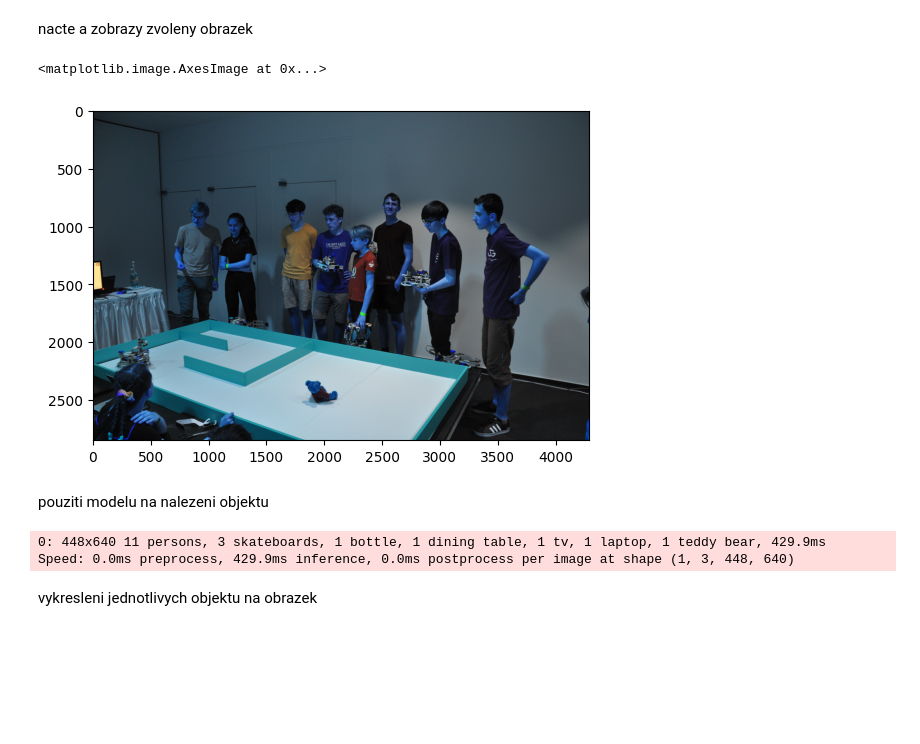
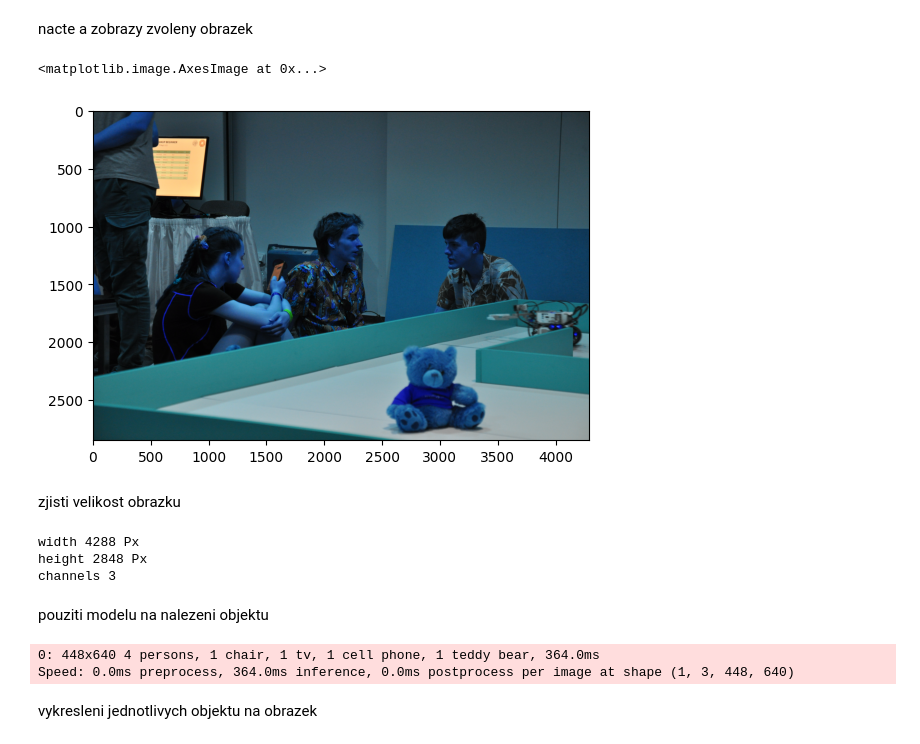
Before and after one commit to KrivkaJ/ESP32CAM_object-detection, a Jupyter notebook: photo_processing.ipynb, the cells around one changed output. Drawn from its saved outputs; the diff is of its cells as text; code cells hidden in the pictures; blank space fills up the shorter version.

```diff
--- a/photo_processing.ipynb
+++ b/photo_processing.ipynb
@@ -29,20 +29,31 @@ print(object_id)
 # %% [markdown]
 nacte a zobrazy zvoleny obrazek
 # %%
-img = cv2.imread('obr2.jpg')
+img = cv2.imread('obr3.jpg')
 #cv2.imshow('picture',img)
 #cv2.waitKey(2)
 plt.imshow(img)
 # %% [output]
 <matplotlib.image.AxesImage at 0x...>
-[figure, old version]
+[figure, new version]
+# %% [markdown]
+zjisti velikost obrazku
+# %%
+img_height,img_width,img_channels = img.shape
+print('width',img_width,'Px')
+print('height',img_height,'Px')
+print('channels',img_channels)
+# %% [output]
+width 4288 Px
+height 2848 Px
+channels 3
 # %% [markdown]
 pouziti modelu na nalezeni objektu
 # %%
 results = model(img)
 # %% [output]
-0: 448x640 11 persons, 3 skateboards, 1 bottle, 1 dining table, 1 tv, 1 laptop, 1 teddy bear, 429.9ms
-Speed: 0.0ms preprocess, 429.9ms inference, 0.0ms postprocess per image at shape (1, 3, 448, 640)
+0: 448x640 4 persons, 1 chair, 1 tv, 1 cell phone, 1 teddy bear, 364.0ms
+Speed: 0.0ms preprocess, 364.0ms inference, 0.0ms postprocess per image at shape (1, 3, 448, 640)
 # %% [markdown]
 vykresleni jednotlivych objektu na obrazek
 # %%
```
Also changed, not shown: parts of 3 cells of this notebook, 1 other file.
